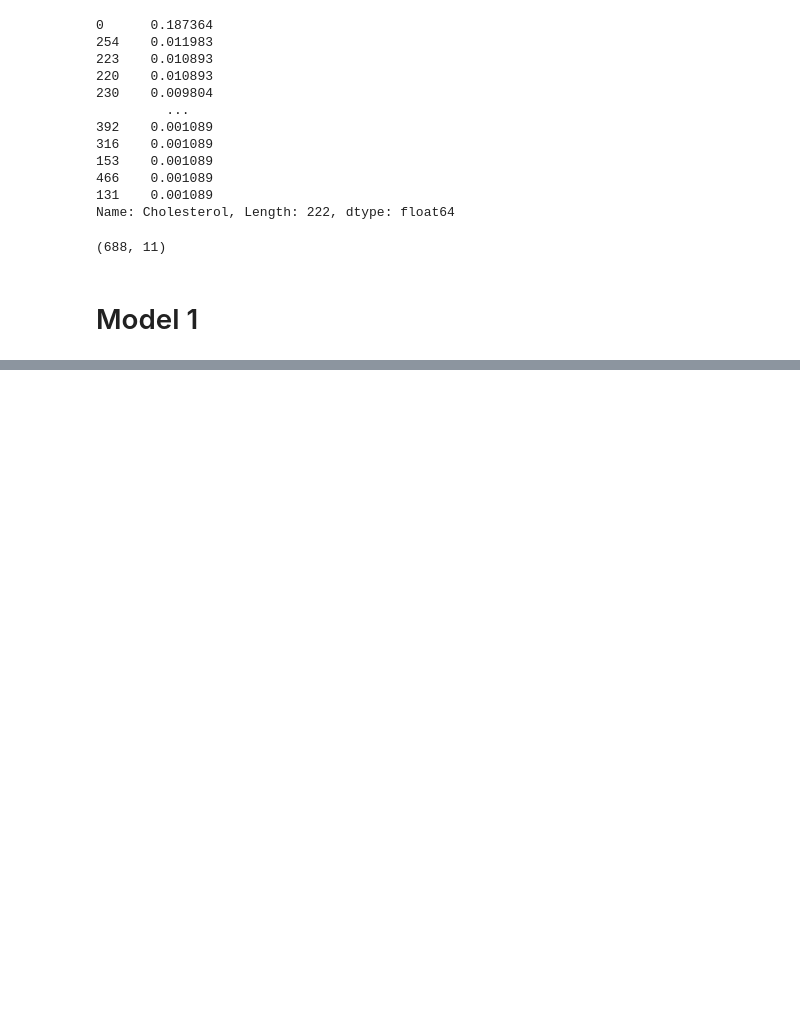
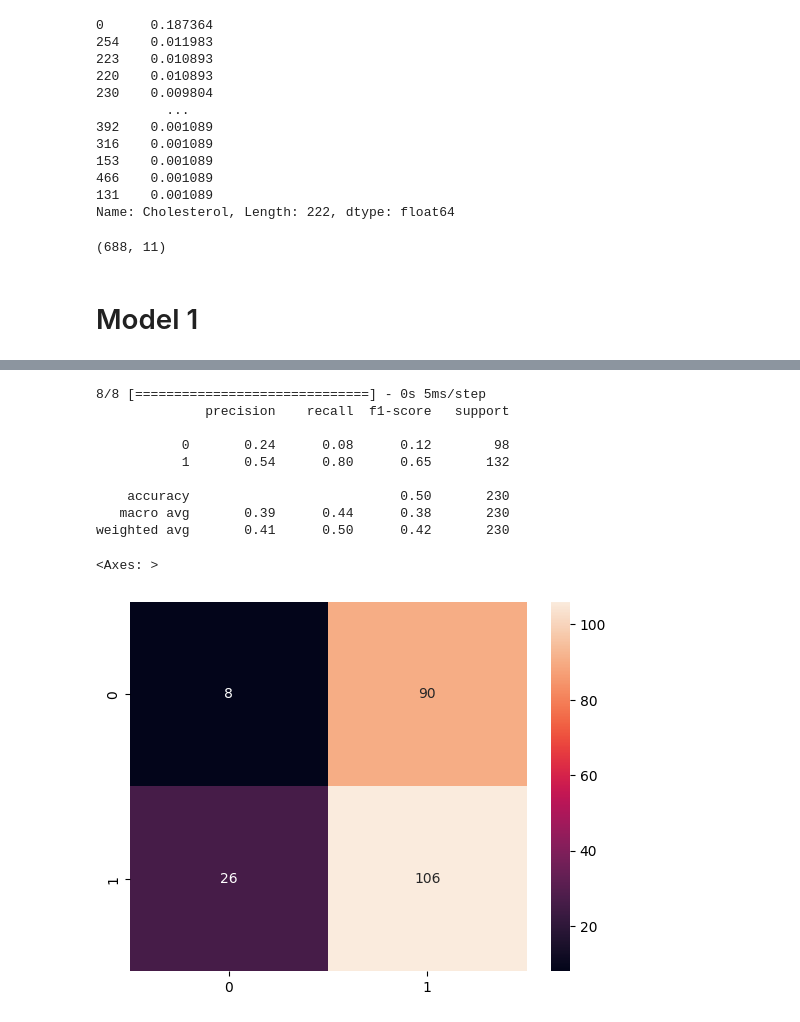
Before and after one commit to eckoecho/CodingDojo, a Jupyter notebook: Week 11/Simple_Neural_Networks_(Practice).ipynb, the cells around one changed output, grey strips where cells are left out. Cells and saved outputs as stored; diff of their text form; code cells hidden in the pictures; blank space fills up the shorter version.

```diff
--- a/Week 11/Simple_Neural_Networks_(Practice).ipynb
+++ b/Week 11/Simple_Neural_Networks_(Practice).ipynb
@@ -229,0 +232,17 @@ weighted avg       0.87      0.87      0.87       230
+# %%
+#Instantiate Sequential model
+model3 = Sequential()
+#Getting number of features
+input_shape = X_train_processed.shape[1]
+#First layer
+model3.add(Dense(30,
+                input_dim = input_shape,
+                activation="relu"))
+#Second layer
+model3.add(Dense(15,
+                activation="relu"))
+#Final layer
+model3.add(Dense(1,
+                activation="sigmoid"))
+#Compile model
+model3.compile(optimizer="adam", loss="bce", metrics="accuracy")
@@ -229,0 +255,20 @@ weighted avg       0.87      0.87      0.87       230
+# %%
+#Evaluate model
+test_preds = model3.predict(X_test_processed).round()
+print(classification_report(y_test, test_preds))
+#Create confusion matrix
+conf_mat = confusion_matrix(y_test, test_preds)
+#Put confusion matrix into heatmap for visuals
+sns.heatmap(conf_mat, annot=True, fmt="g")
+# %% [output]
+8/8 [==============================] - 0s 5ms/step
+              precision    recall  f1-score   support
+
+           0       0.24      0.08      0.12        98
+           1       0.54      0.80      0.65       132
+
+    accuracy                           0.50       230
+   macro avg       0.39      0.44      0.38       230
+weighted avg       0.41      0.50      0.42       230
+<Axes: >
+[figure, added]
```
Also changed, not shown: parts of 9 cells of this notebook.
